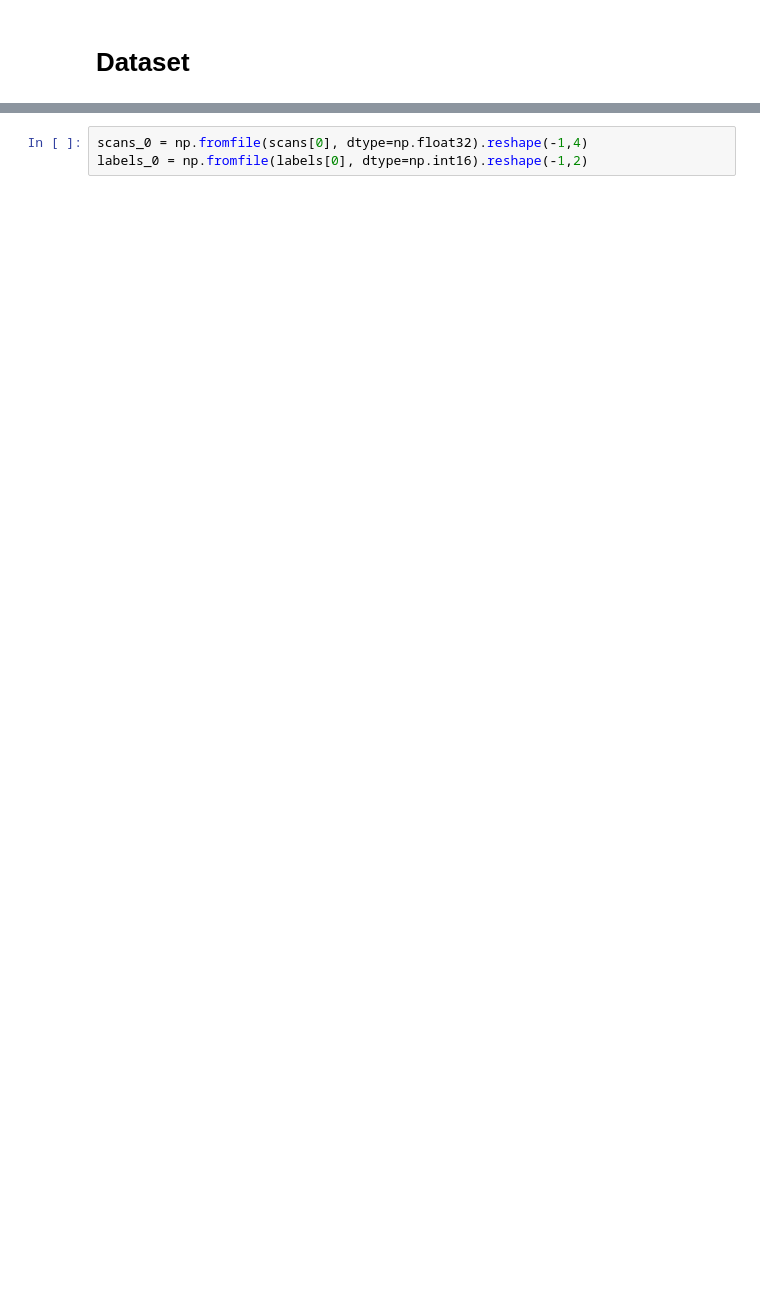
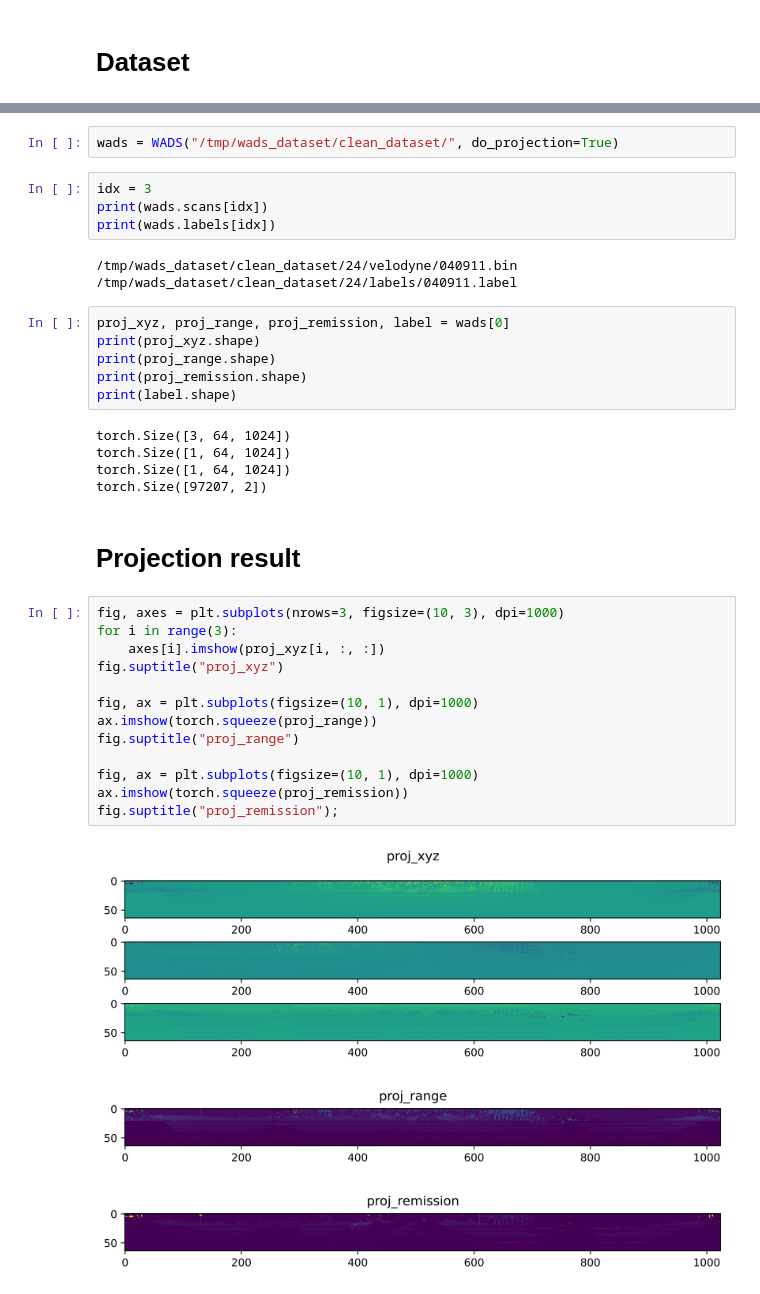
Before and after one commit to Pooriya-Kh/Lidar-WNet, a Jupyter notebook: WeatherNet.ipynb, the cells around one changed output, grey strips where cells are left out. Drawn from its saved outputs; the diff is of its cells as text; blank space fills up the shorter version.

```diff
--- a/WeatherNet.ipynb
+++ b/WeatherNet.ipynb
@@ -37,3 +16,39 @@ print(labels[0:4])
-# %%
-scans_0 = np.fromfile(scans[0], dtype=np.float32).reshape(-1,4)
-labels_0 = np.fromfile(labels[0], dtype=np.int16).reshape(-1,2)
+# %%
+wads = WADS("/tmp/wads_dataset/clean_dataset/", do_projection=True)
+# %%
+idx = 3
+print(wads.scans[idx])
+print(wads.labels[idx])
+# %% [output]
+/tmp/wads_dataset/clean_dataset/24/velodyne/040911.bin
+/tmp/wads_dataset/clean_dataset/24/labels/040911.label
+# %%
+proj_xyz, proj_range, proj_remission, label = wads[0]
+print(proj_xyz.shape)
+print(proj_range.shape)
+print(proj_remission.shape)
+print(label.shape)
+# %% [output]
+torch.Size([3, 64, 1024])
+torch.Size([1, 64, 1024])
+torch.Size([1, 64, 1024])
+torch.Size([97207, 2])
+# %% [markdown]
+# Projection result
+# %%
+fig, axes = plt.subplots(nrows=3, figsize=(10, 3), dpi=1000)
+for i in range(3):
+    axes[i].imshow(proj_xyz[i, :, :])
+fig.suptitle("proj_xyz")
+
+fig, ax = plt.subplots(figsize=(10, 1), dpi=1000)
+ax.imshow(torch.squeeze(proj_range))
+fig.suptitle("proj_range")
+
+fig, ax = plt.subplots(figsize=(10, 1), dpi=1000)
+ax.imshow(torch.squeeze(proj_remission))
+fig.suptitle("proj_remission");
+# %% [output]
+[figure, added]
+[figure, added]
+[figure, added]
```
Also changed, not shown: parts of 20 cells of this notebook, 6 other files.
